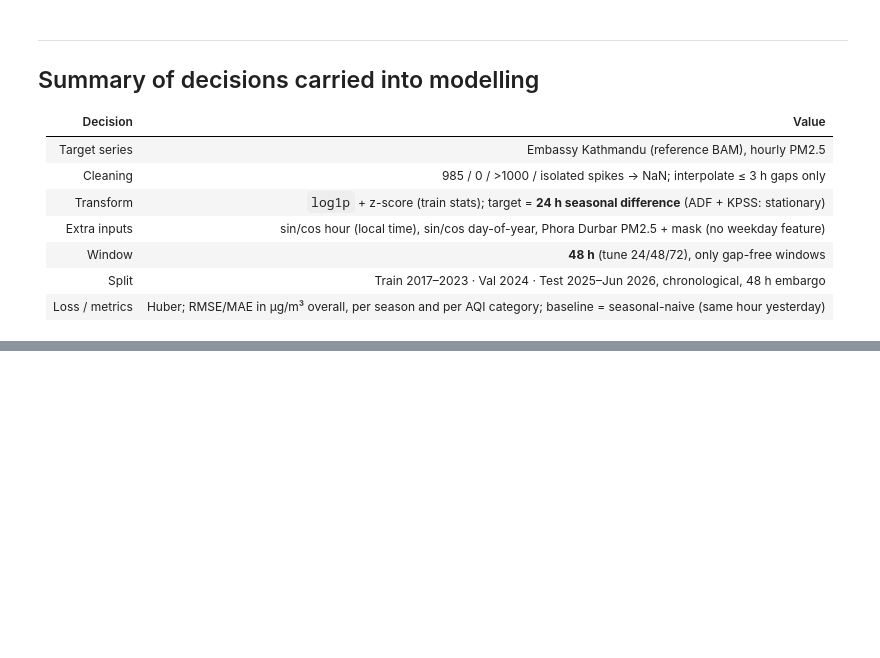
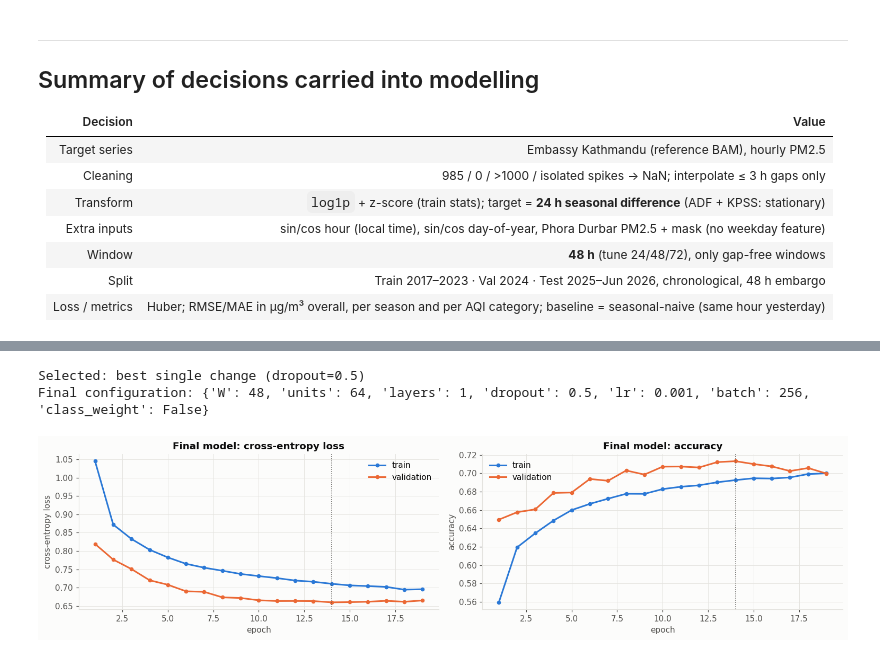
Before and after one commit to raheemmiya/Kathmandu-AQI-prediction-TECH-405-Assignment, a Jupyter notebook: raheem_EDA.ipynb, the cells around one changed output, grey strips where cells are left out. Cells and saved outputs as stored; diff of their text form; code cells hidden in the pictures; blank space fills up the shorter version.

```diff
--- a/raheem_EDA.ipynb
+++ b/raheem_EDA.ipynb
@@ -706,0 +1061,16 @@ The winter peak falls at 09:00 NPT (= 03:15 UTC) with a second peak at 21–22 N
+# %%
+def best_value(hp):
+    cand = {BASE[hp]: HP.loc["baseline", "macro F1"]}
+    cand.update({v: HP.loc[f"{hp}={v}", "macro F1"] for v in HP_GRID[hp]})
+    return max(cand, key=cand.get)
+
+COMBINED = {hp: best_value(hp) for hp in HP_GRID}
+print("Best value per hyperparameter:", COMBINED)
+comb_res, comb_hist, comb_model = run(COMBINED)
+
+best_single = HP.drop(index="baseline")["macro F1"].idxmax()
+cands = pd.DataFrame([{"candidate": "baseline", **HP.loc["baseline"][METRICS]},
+                      {"candidate": f"best single change ({best_single})", **HP.loc[best_single][METRICS]},
+                      {"candidate": "combined best values", **{k: comb_res[k] for k in METRICS}}]
+                     ).set_index("candidate").astype(float).round(3)
+cands
@@ -706,0 +1084,20 @@ The winter peak falls at 09:00 NPT (= 03:15 UTC) with a second peak at 21–22 N
+# %%
+# Pick the final model by validation macro F1, and retrain it to obtain the model object
+choice = cands["macro F1"].idxmax()
+if choice == "combined best values":
+    FINAL_CFG, final_model, final_hist = {**BASE, **COMBINED}, comb_model, comb_hist
+elif choice == "baseline":
+    FINAL_CFG, final_model, final_hist = dict(BASE), base_model, base_hist
+else:
+    hp, v = best_single.split("=")
+    v = {"True": True, "False": False}.get(v, v)
+    v = type(BASE[hp])(float(v)) if not isinstance(v, bool) else v
+    _, final_hist, final_model = run({hp: v})
+    FINAL_CFG = {**BASE, hp: v}
+print("Selected:", choice)
+print("Final configuration:", FINAL_CFG)
+plot_history(final_hist, "Final model")
+# %% [output]
+Selected: best single change (dropout=0.5)
+Final configuration: {'W': 48, 'units': 64, 'layers': 1, 'dropout': 0.5, 'lr': 0.001, 'batch': 256, 'class_weight': False}
+[figure, added]
```
Also changed, not shown: parts of 32 cells of this notebook.
